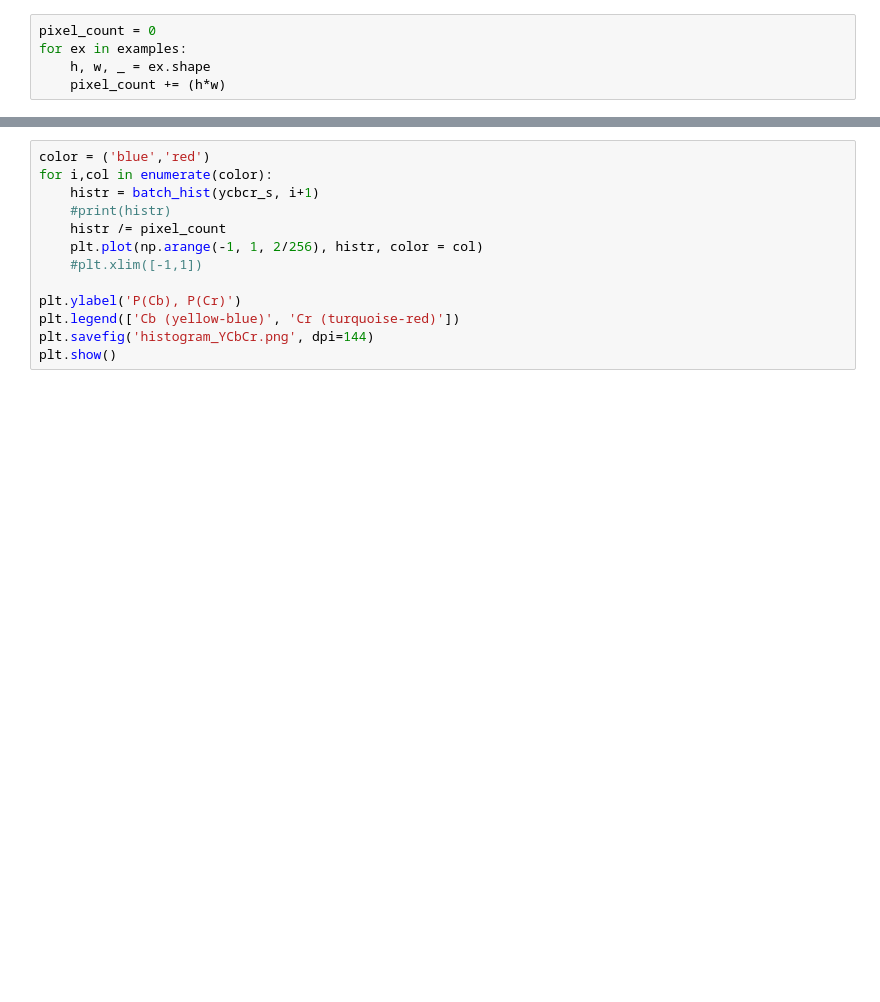
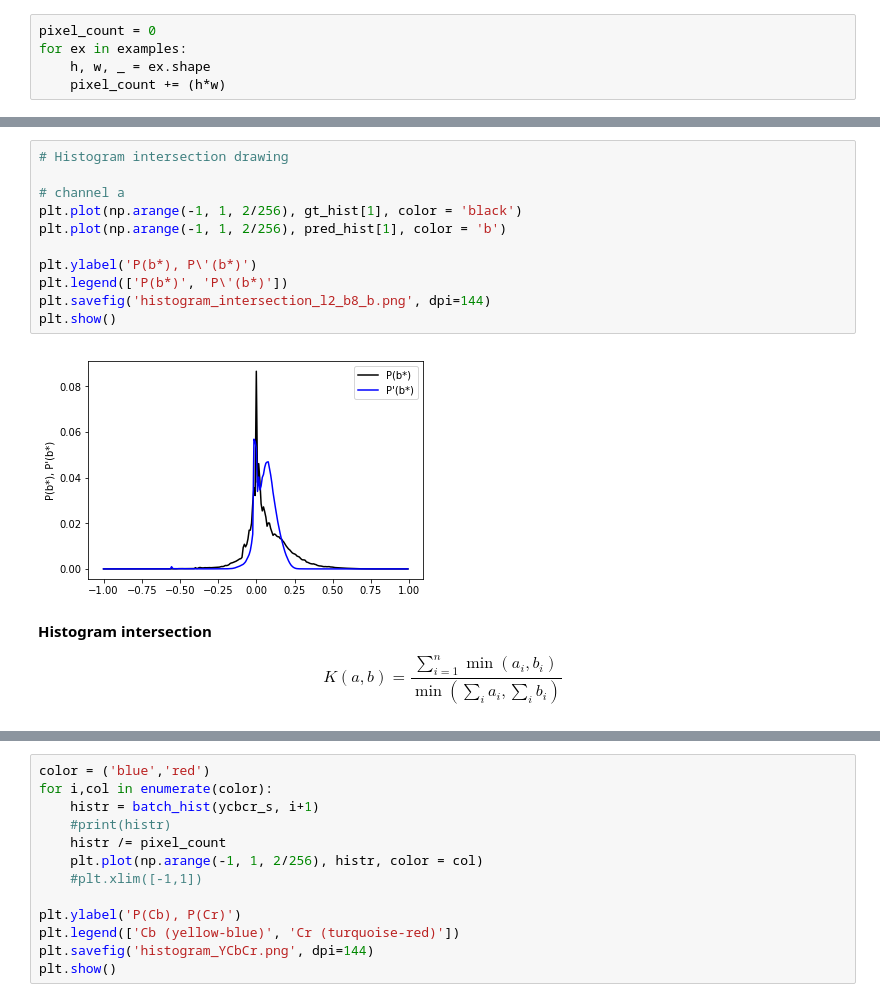
Before and after one commit to dketterer/colorization, a Jupyter notebook: Histogams.ipynb, the cells around one changed output, grey strips where cells are left out. Drawn from its saved outputs; the diff is of its cells as text; blank space fills up the shorter version.

```diff
--- a/Histogams.ipynb
+++ b/Histogams.ipynb
@@ -86,0 +107,17 @@ plt.show()
+# %%
+# Histogram intersection drawing
+
+# channel a
+plt.plot(np.arange(-1, 1, 2/256), gt_hist[1], color = 'black')
+plt.plot(np.arange(-1, 1, 2/256), pred_hist[1], color = 'b')
+
+plt.ylabel('P(b*), P\'(b*)')
+plt.legend(['P(b*)', 'P\'(b*)'])
+plt.savefig('histogram_intersection_l2_b8_b.png', dpi=144)
+plt.show()
+# %% [output]
+[figure, added]
+# %% [markdown]
+**Histogram intersection**
+
+$$K(a,b)=\frac{\sum_{i=1}^n\min (a_i,b_i)}{\min\left(\sum_i a_i,\sum_i b_i\right)}$$
```
Also changed, not shown: parts of 5 cells of this notebook, 1 other file.
